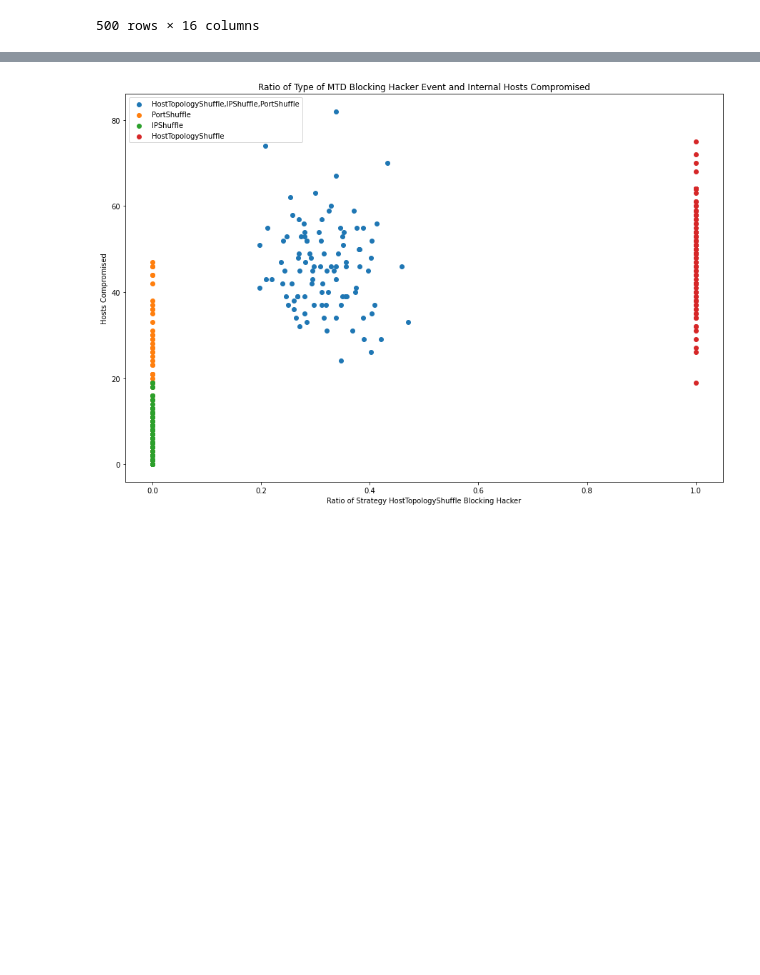
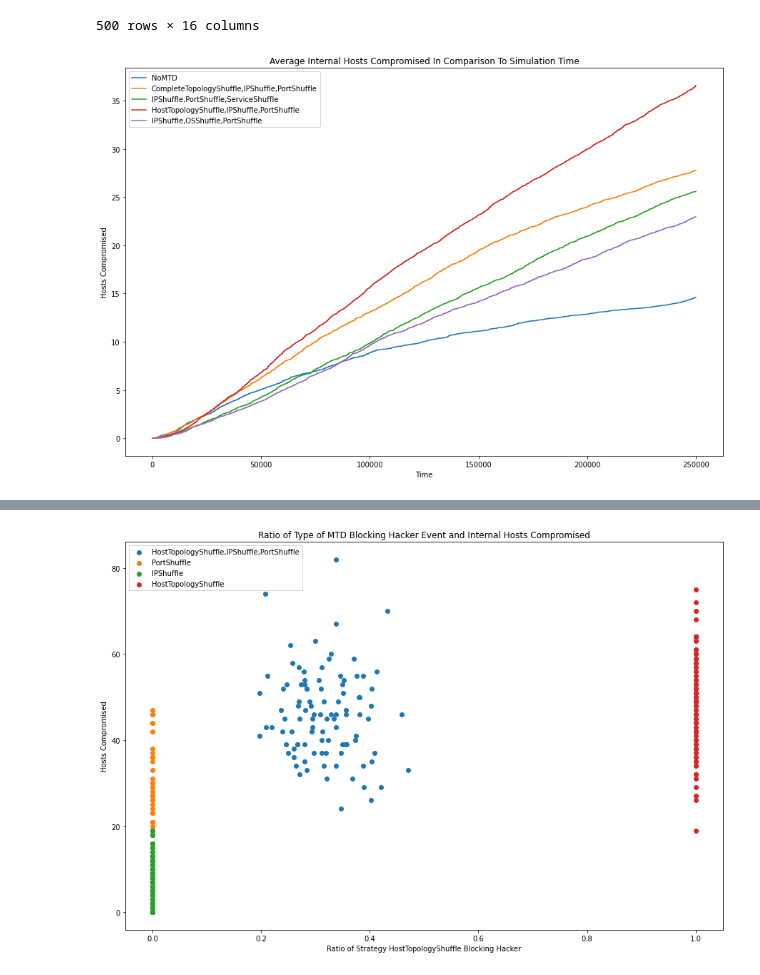
Before and after one commit to yuanyuan2000/MTDGame, a Jupyter notebook: research-analysis/analysis.ipynb, the cells around one changed output, grey strips where cells are left out. Saved outputs shown, nothing was run; the diff lists cells and outputs as text; code cells hidden in the pictures; blank space fills up the shorter version.

```diff
--- a/research-analysis/analysis.ipynb
+++ b/research-analysis/analysis.ipynb
@@ -395,7 +395,7 @@ def plot_all_avg_time_series(df, mtd_filter=None):
     mtd_types = df["Simulation Type"].unique()
 
     fig, ax = plt.subplots(figsize=(15,10))
-    ax.set_title("Average Time for Internal Hosts to Be Compromised")
+    ax.set_title("Average Internal Hosts Compromised In Comparison To Simulation Time")
     ax.set_ylabel("Hosts Compromised")
     ax.set_xlabel("Time")
 
@@ -652,3 +663,13 @@ z_combined_table = get_z_test_table(combined_df, combine_size = 3)
+# %%
+plot_all_avg_time_series(combined_df, mtd_filter=[
+    "NoMTD",
+    "CompleteTopologyShuffle,IPShuffle,PortShuffle",
+    "IPShuffle,PortShuffle,ServiceShuffle",
+    "HostTopologyShuffle,IPShuffle,PortShuffle",
+    "IPShuffle,OSShuffle,PortShuffle"
+])
+# %% [output]
+[figure, added]
 # %%
 # z_combined_table.to_csv("results/3-combinations-ip-and-port-z-statistics.csv", index = False)
 # %%
```
Also changed, not shown: parts of 20 cells of this notebook, 13 other files.
